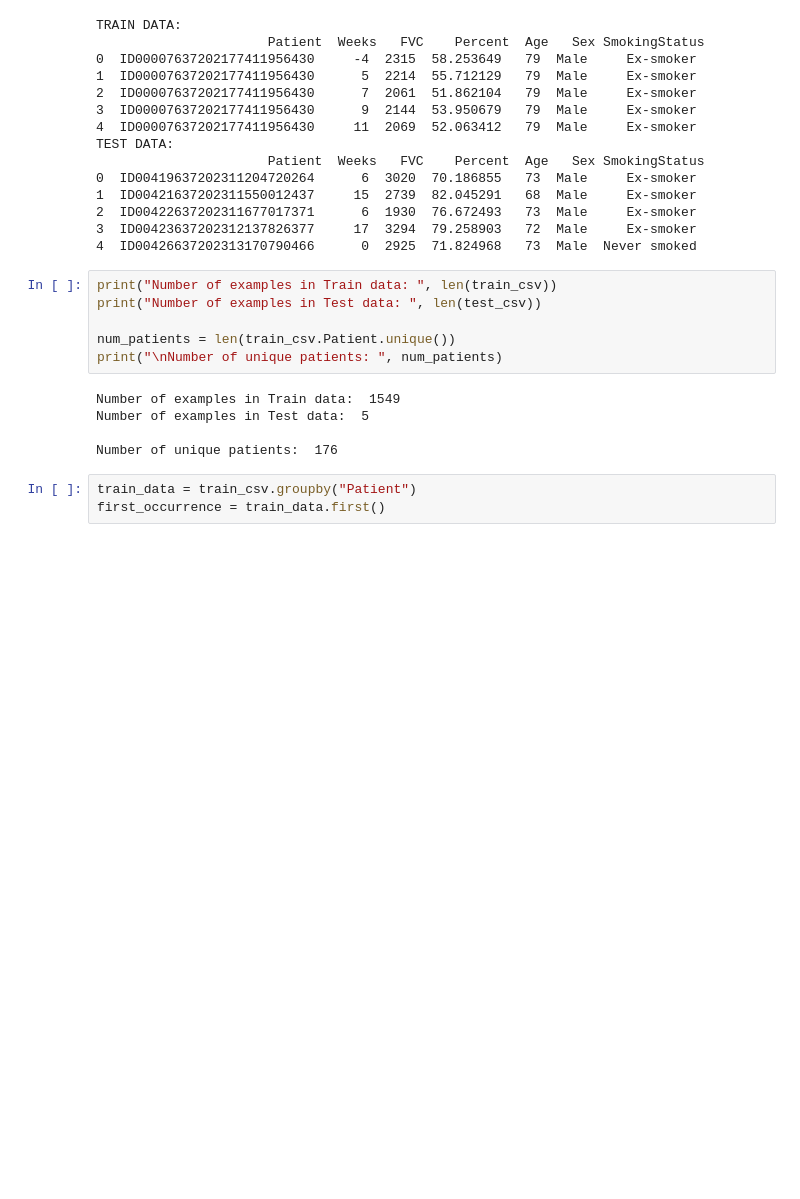
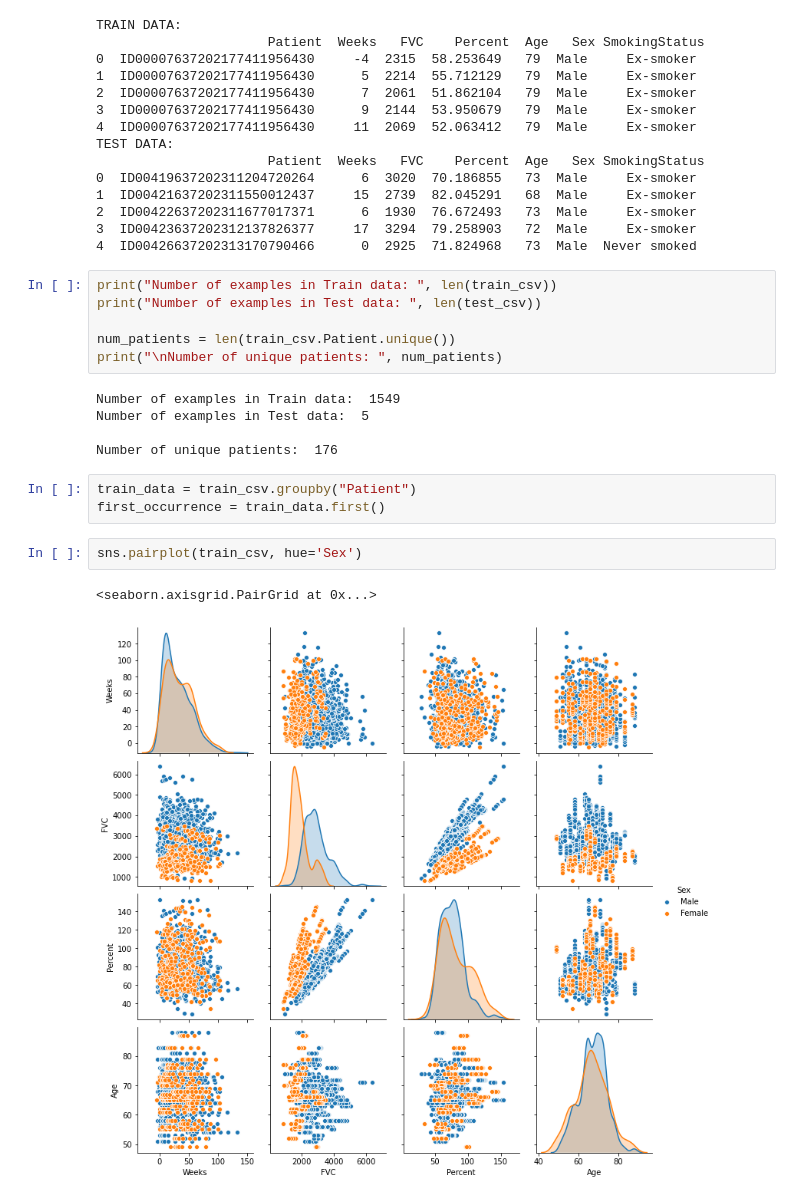
Before and after one commit to pansettykarthik/osic_pulmonary_fibrosis, a Jupyter notebook: data_visualization_osic.ipynb, the cells around one changed output. Cells and saved outputs as stored; diff of their text form; blank space fills up the shorter version.

```diff
--- a/data_visualization_osic.ipynb
+++ b/data_visualization_osic.ipynb
@@ -61,3 +76,8 @@ Number of unique patients:  176
 # %%
 train_data = train_csv.groupby("Patient")
 first_occurrence = train_data.first()
+# %%
+sns.pairplot(train_csv, hue='Sex')
+# %% [output]
+<seaborn.axisgrid.PairGrid at 0x...>
+[figure, added]
```
Also changed, not shown: parts of 9 cells of this notebook.
